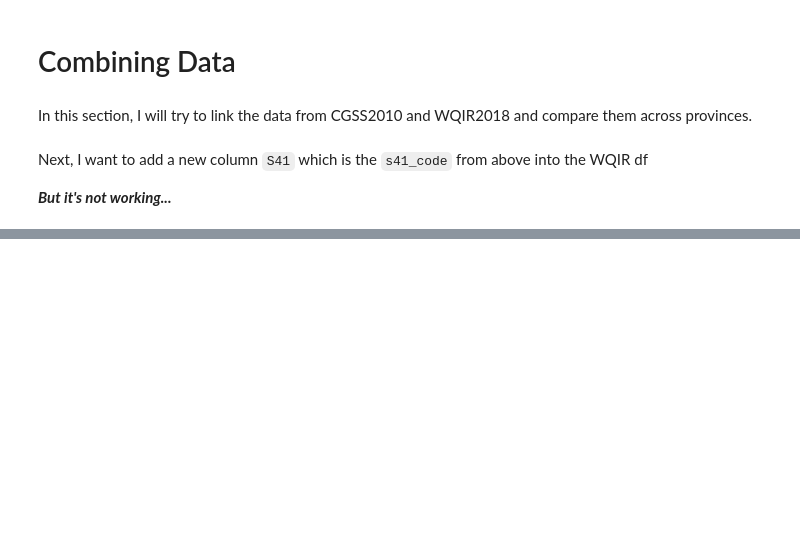
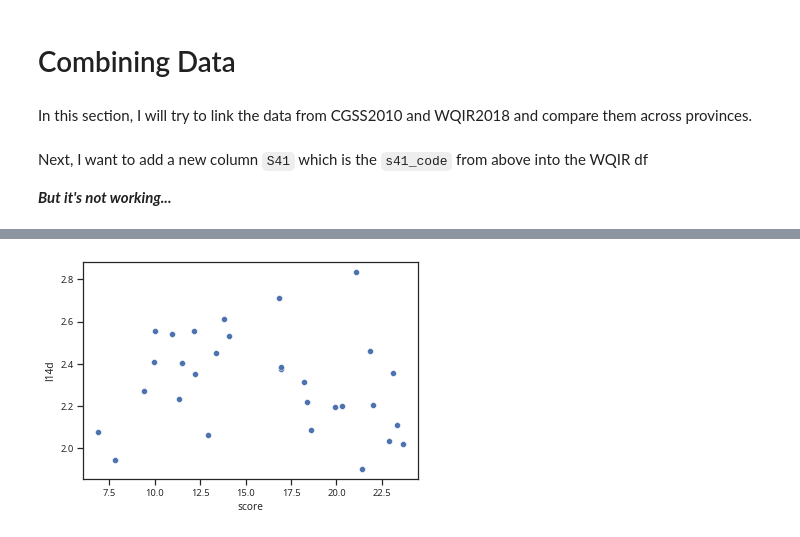
Before and after one commit to wrynearson/china-water, a Jupyter notebook: src/Thesis.ipynb, the cells around one changed output, grey strips where cells are left out. Saved outputs shown, nothing was run; the diff lists cells and outputs as text; code cells hidden in the pictures; blank space fills up the shorter version.

Commit message:
Cleaned some data, merged s41 codes

```diff
--- a/src/Thesis.ipynb
+++ b/src/Thesis.ipynb
@@ -368,0 +521,3 @@ Next, I want to add a new column `S41` which is the `s41_code` from above into t
+# %%
+cgss_strict_clean = cgss_strict.replace([-3,-2,8],).groupby(by='s41').agg('mean')
+cgss_strict_clean
@@ -368,0 +543,2 @@ Next, I want to add a new column `S41` which is the `s41_code` from above into t
+# %%
+provinces.set_index('s41')
@@ -368,0 +585,3 @@ Next, I want to add a new column `S41` which is the `s41_code` from above into t
+# %%
+merge = pd.merge(wqir_mean, provinces, on='province')
+merge
@@ -368,0 +606,3 @@ Next, I want to add a new column `S41` which is the `s41_code` from above into t
+# %%
+merged = pd.merge(merge,cgss_strict_clean,on='s41')
+merged
@@ -368,0 +627,9 @@ Next, I want to add a new column `S41` which is the `s41_code` from above into t
+# %%
+g = sns.scatterplot(
+    x='score',
+    y='l14d',
+    palette="gist_earth",
+    data=merged,
+)
+# %% [output]
+[figure, added]
```
Also changed, not shown: parts of 44 cells of this notebook, 3 other files.
